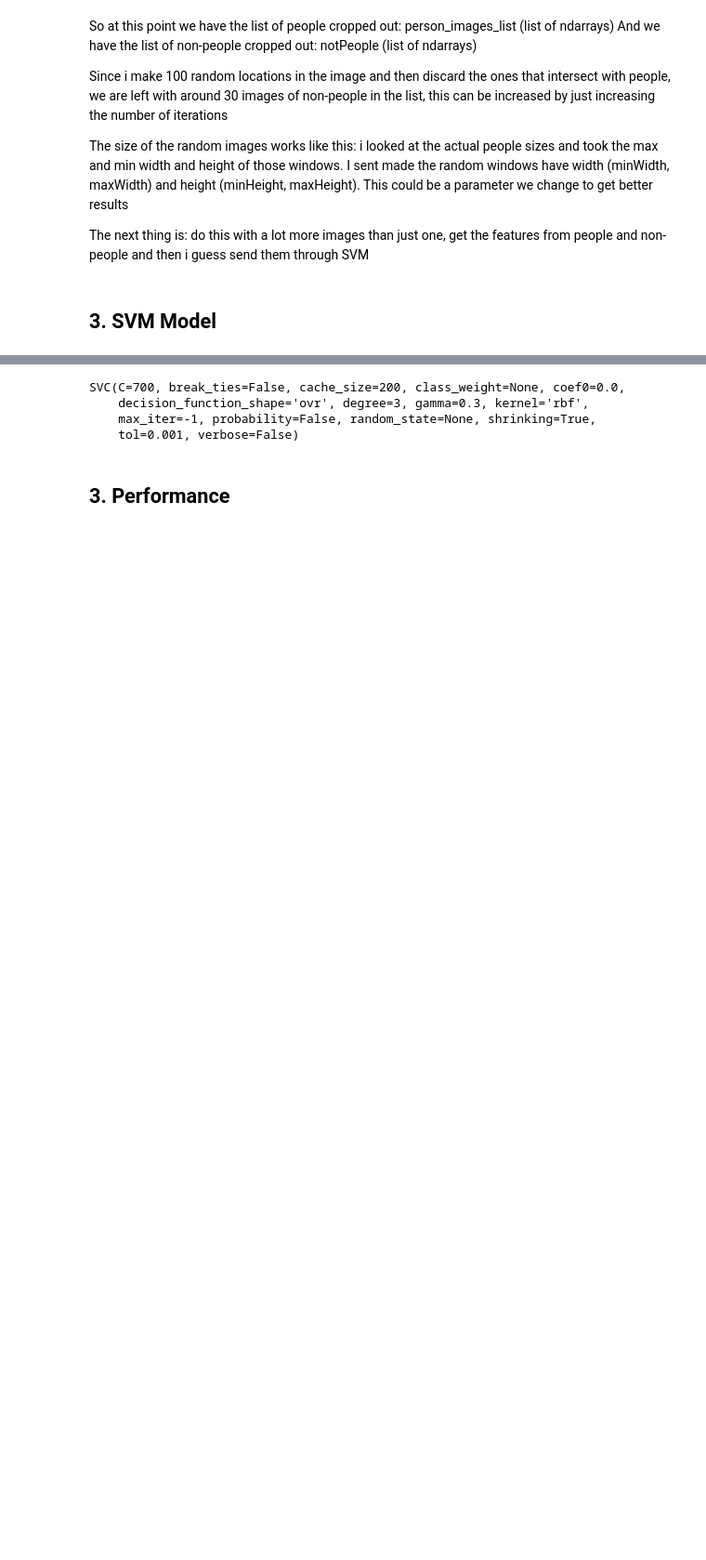
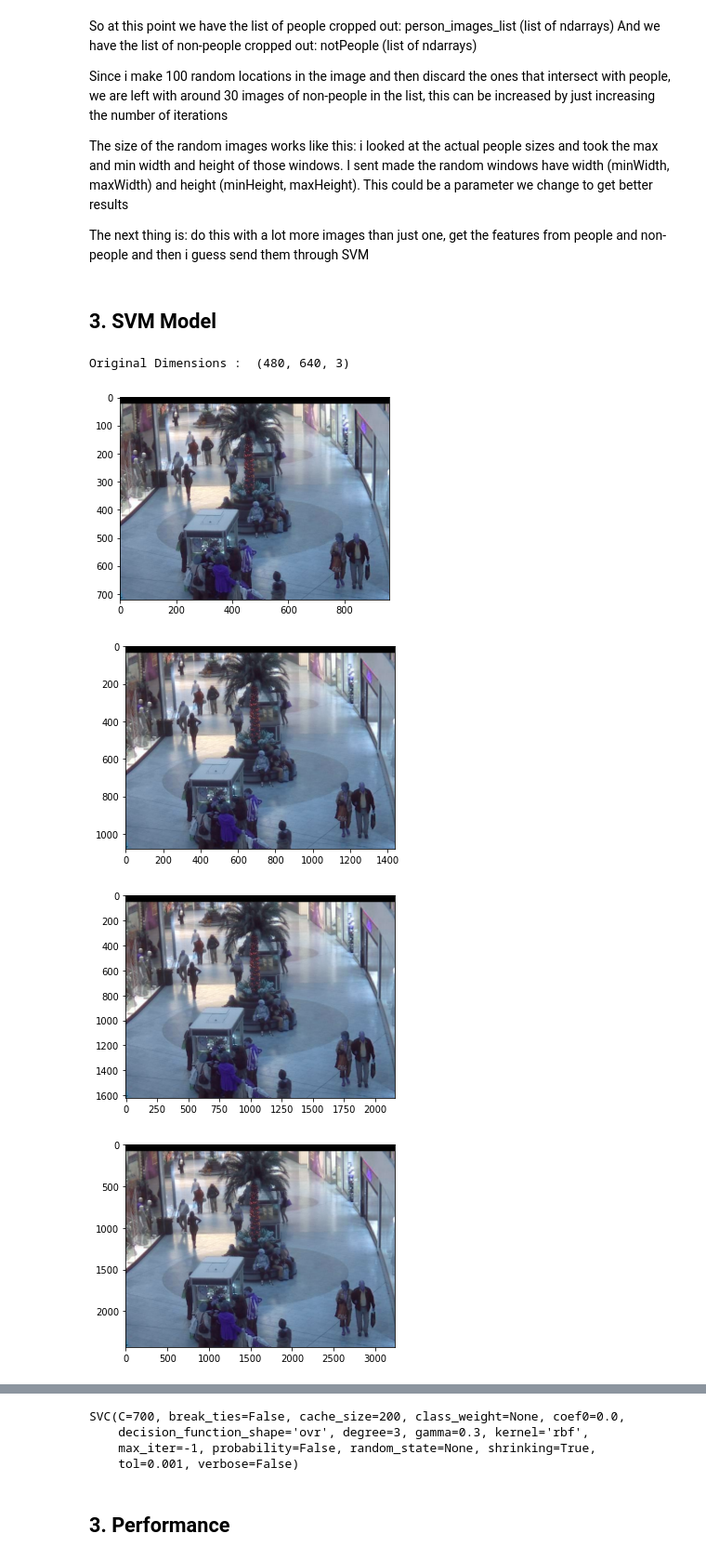
Before and after one commit to du-hr/CrowdCounter, a Jupyter notebook: Crowd_Counter.ipynb, the cells around one changed output, grey strips where cells are left out. Shown at 93% size. Saved outputs shown, nothing was run; the diff lists cells and outputs as text; code cells hidden in the pictures; blank space fills up the shorter version.

Commit message:
create pyramids

```diff
--- a/Crowd_Counter.ipynb
+++ b/Crowd_Counter.ipynb
@@ -237,3 +255,26 @@ The size of the random images works like this: i looked at the actual people siz
 The next thing is: do this with a lot more images than just one, get the features from people and non-people and then i guess send them through SVM
 # %% [markdown]
 ## **3. SVM Model**
+# %%
+# image pyramid:  multi-scale representation
+
+im_test = cv2.imread(path + 'seq_001073.jpg')
+
+print('Original Dimensions : ',im_test.shape)
+
+
+for i in range(8):
+  scale_percent = 150 # percent of original size
+  width = int(im_test.shape[1] * scale_percent / 100)
+  height = int(im_test.shape[0] * scale_percent / 100)
+  dim = (width, height)
+  # resize image
+  im_test = cv2.resize(im_test, dim, interpolation = cv2.INTER_AREA)
+  plt.imshow(im_test)
+  plt.show()
+# %% [output]
+Original Dimensions :  (480, 640, 3)
+[figure, added]
+[figure, added]
+[figure, added]
+[figure, added]
```
Also changed, not shown: parts of 6 cells of this notebook.
